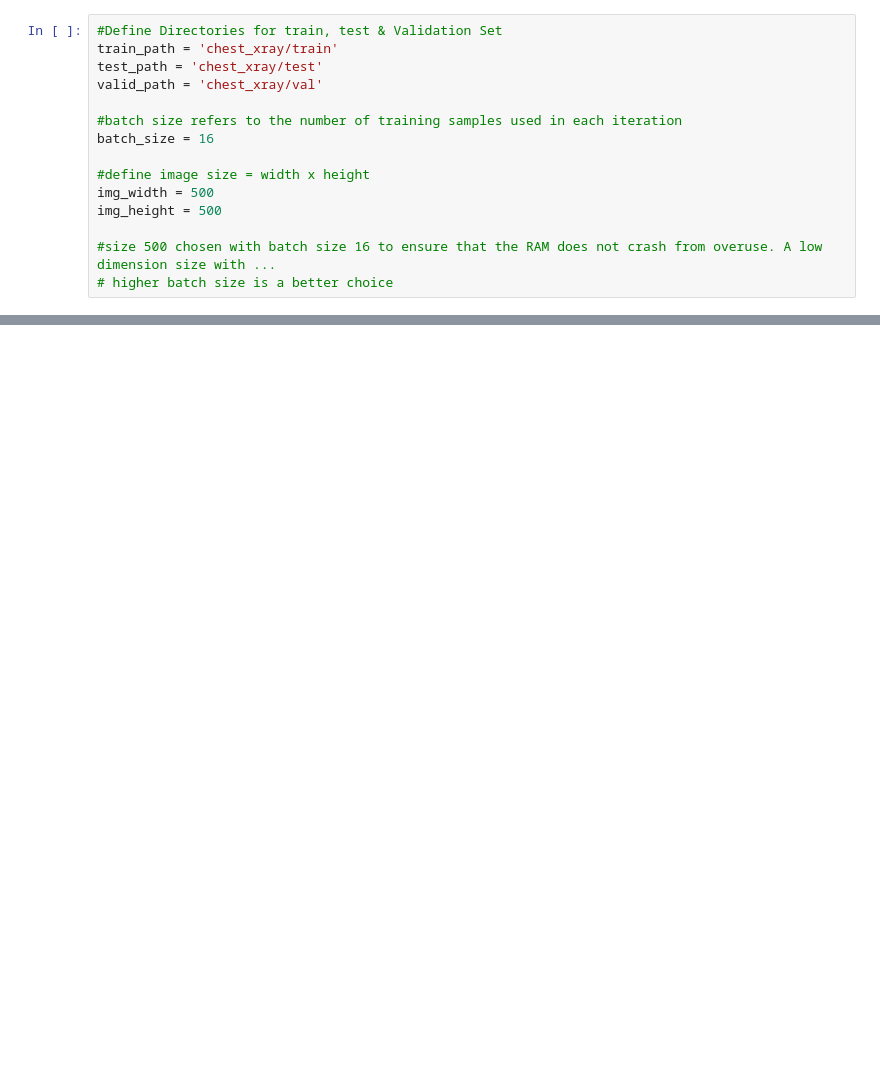
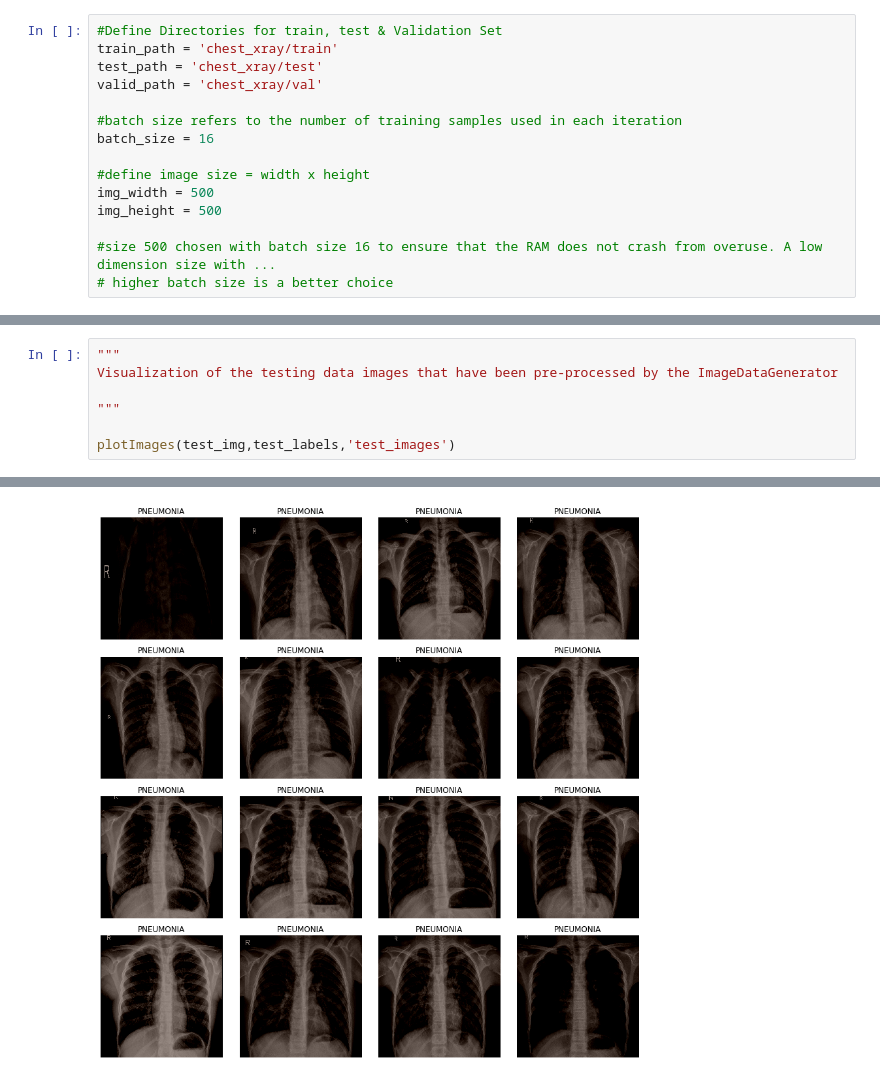
Before and after one commit to aziz66710/CNN_chest_xray, a Jupyter notebook: CNN_Normal_Pneumonia.ipynb, the cells around one changed output, grey strips where cells are left out. Cells and saved outputs as stored; diff of their text form; blank space fills up the shorter version.

```diff
--- a/CNN_Normal_Pneumonia.ipynb
+++ b/CNN_Normal_Pneumonia.ipynb
@@ -111,0 +309,8 @@ KeyboardInterrupt:
+# %%
+"""
+Visualization of the testing data images that have been pre-processed by the ImageDataGenerator
+
+"""
+
+plotImages(test_img,test_labels,'test_images')
+# %% [output]
@@ -111,0 +333 @@ KeyboardInterrupt:
+[figure, added]
```
Also changed, not shown: parts of 34 cells of this notebook, 1 other file.
